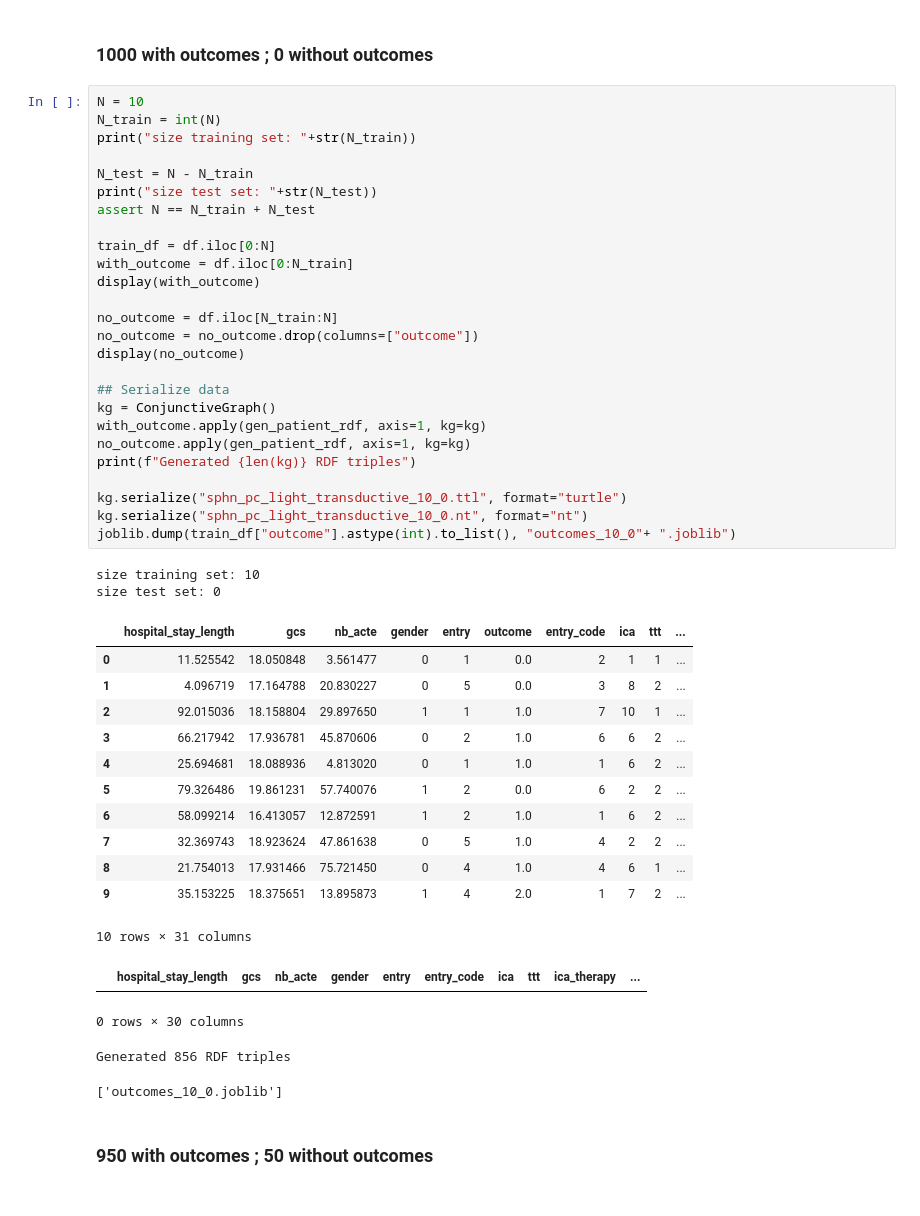
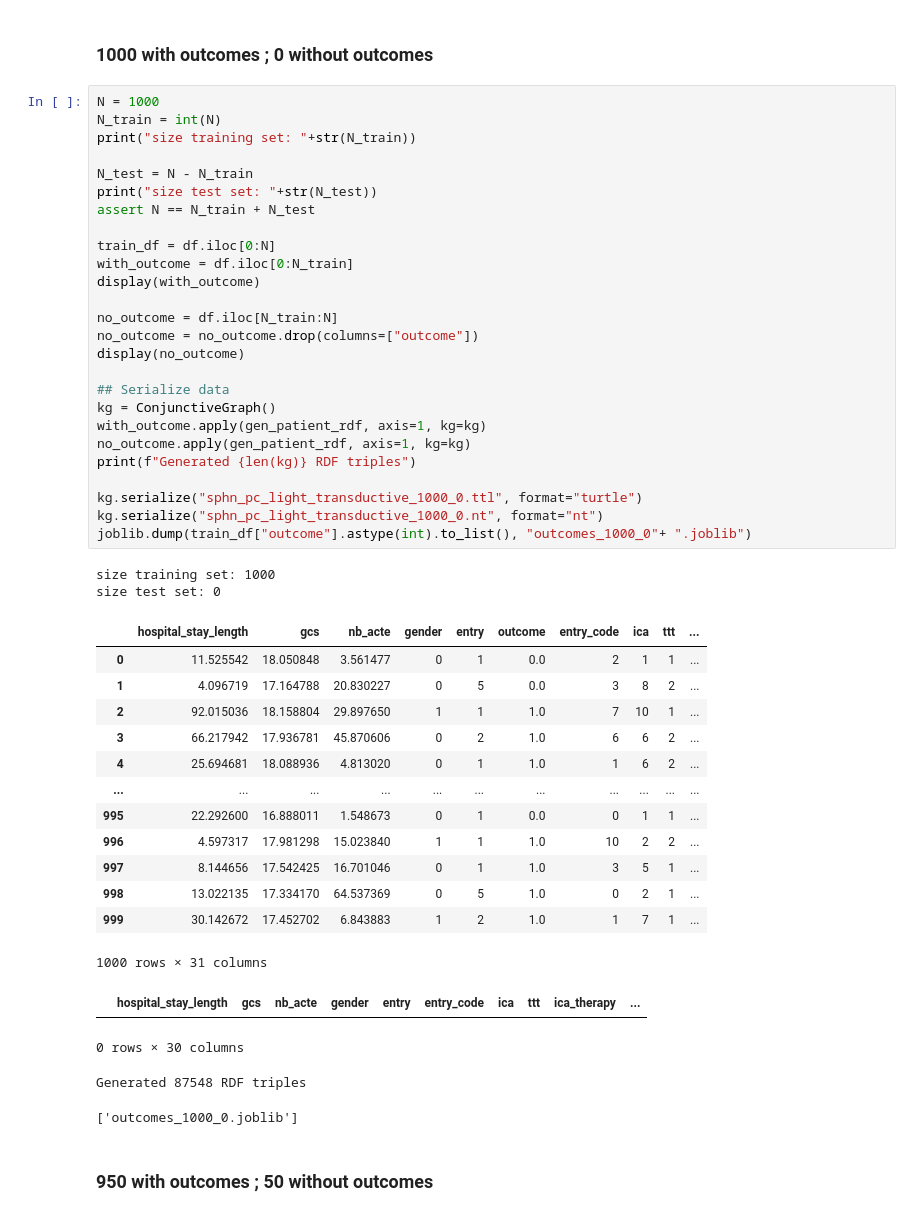
Before and after one commit to TeamHeKA/neurovasc, a Jupyter notebook: notebooks/Data Generation/SPHN_PC_light_synthetic_dataset.ipynb, the cells around one changed output. Saved outputs shown, nothing was run; the diff lists cells and outputs as text.

```diff
--- a/notebooks/Data Generation/SPHN_PC_light_synthetic_dataset.ipynb
+++ b/notebooks/Data Generation/SPHN_PC_light_synthetic_dataset.ipynb
@@ -271,50 +274,51 @@ def gen_patient_rdf(row, kg):
 # %% [markdown]
 ### 1000 with outcomes ; 0 without outcomes
 # %%
-N = 10
+N = 1000
 N_train = int(N)
 print("size training set: "+str(N_train))
 
 N_test = N - N_train
 print("size test set: "+str(N_test))
 assert N == N_train + N_test
 
 train_df = df.iloc[0:N]
 with_outcome = df.iloc[0:N_train]
 display(with_outcome)
 
 no_outcome = df.iloc[N_train:N]
 no_outcome = no_outcome.drop(columns=["outcome"])
 display(no_outcome)
 
 ## Serialize data
 kg = ConjunctiveGraph()
 with_outcome.apply(gen_patient_rdf, axis=1, kg=kg)
 no_outcome.apply(gen_patient_rdf, axis=1, kg=kg)
 print(f"Generated {len(kg)} RDF triples")
 
-kg.serialize("sphn_pc_light_transductive_10_0.ttl", format="turtle")
-kg.serialize("sphn_pc_light_transductive_10_0.nt", format="nt")
-joblib.dump(train_df["outcome"].astype(int).to_list(), "outcomes_10_0"+ ".joblib")
+kg.serialize("sphn_pc_light_transductive_1000_0.ttl", format="turtle")
+kg.serialize("sphn_pc_light_transductive_1000_0.nt", format="nt")
+joblib.dump(train_df["outcome"].astype(int).to_list(), "outcomes_1000_0"+ ".joblib")
 # %% [output]
-size training set: 10
+size training set: 1000
 size test set: 0
 |  | hospital_stay_length | gcs | nb_acte | gender | entry | outcome | entry_code | ica | ttt | ... |
 | 0 | 11.525542 | 18.050848 | 3.561477 | 0 | 1 | 0.0 | 2 | 1 | 1 | ... |
 | 1 | 4.096719 | 17.164788 | 20.830227 | 0 | 5 | 0.0 | 3 | 8 | 2 | ... |
 | 2 | 92.015036 | 18.158804 | 29.897650 | 1 | 1 | 1.0 | 7 | 10 | 1 | ... |
 | 3 | 66.217942 | 17.936781 | 45.870606 | 0 | 2 | 1.0 | 6 | 6 | 2 | ... |
 | 4 | 25.694681 | 18.088936 | 4.813020 | 0 | 1 | 1.0 | 1 | 6 | 2 | ... |
-| 5 | 79.326486 | 19.861231 | 57.740076 | 1 | 2 | 0.0 | 6 | 2 | 2 | ... |
-| 6 | 58.099214 | 16.413057 | 12.872591 | 1 | 2 | 1.0 | 1 | 6 | 2 | ... |
-| 7 | 32.369743 | 18.923624 | 47.861638 | 0 | 5 | 1.0 | 4 | 2 | 2 | ... |
-| 8 | 21.754013 | 17.931466 | 75.721450 | 0 | 4 | 1.0 | 4 | 6 | 1 | ... |
-| 9 | 35.153225 | 18.375651 | 13.895873 | 1 | 4 | 2.0 | 1 | 7 | 2 | ... |
+| ... | ... | ... | ... | ... | ... | ... | ... | ... | ... | ... |
+| 995 | 22.292600 | 16.888011 | 1.548673 | 0 | 1 | 0.0 | 0 | 1 | 1 | ... |
+| 996 | 4.597317 | 17.981298 | 15.023840 | 1 | 1 | 1.0 | 10 | 2 | 2 | ... |
+| 997 | 8.144656 | 17.542425 | 16.701046 | 0 | 1 | 1.0 | 3 | 5 | 1 | ... |
+| 998 | 13.022135 | 17.334170 | 64.537369 | 0 | 5 | 1.0 | 0 | 2 | 1 | ... |
+| 999 | 30.142672 | 17.452702 | 6.843883 | 1 | 2 | 1.0 | 1 | 7 | 1 | ... |
-10 rows × 31 columns
+1000 rows × 31 columns
 |  | hospital_stay_length | gcs | nb_acte | gender | entry | entry_code | ica | ttt | ica_therapy | ... |
 0 rows × 30 columns
-Generated 856 RDF triples
+Generated 87548 RDF triples
-['outcomes_10_0.joblib']
+['outcomes_1000_0.joblib']
 # %% [markdown]
 ### 950 with outcomes ; 50 without outcomes
 # %%
```
Also changed, not shown: parts of 1 cell of this notebook, 3 other files.
